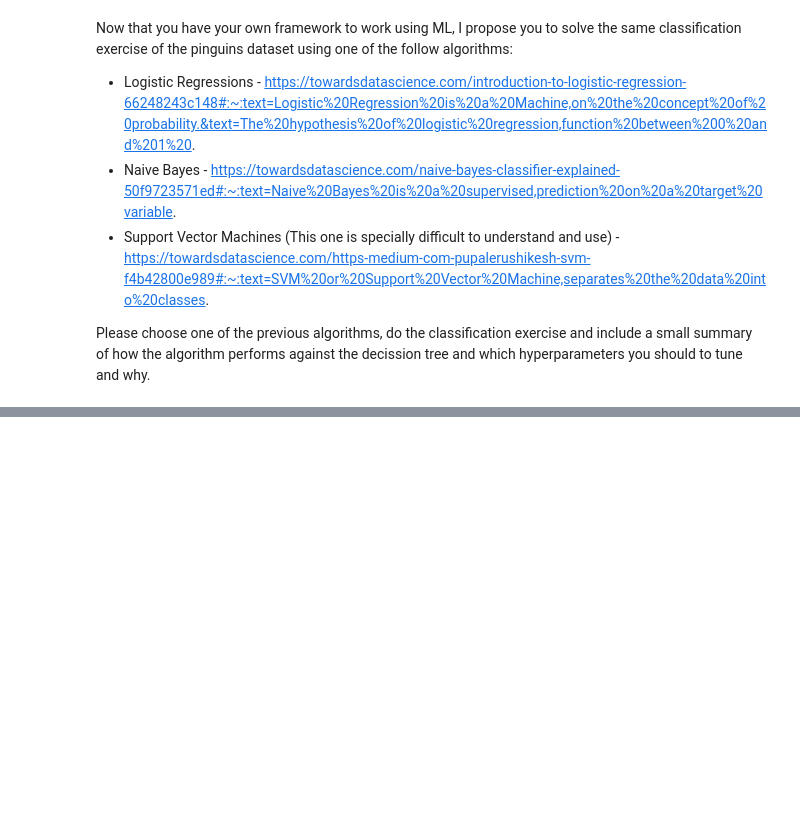
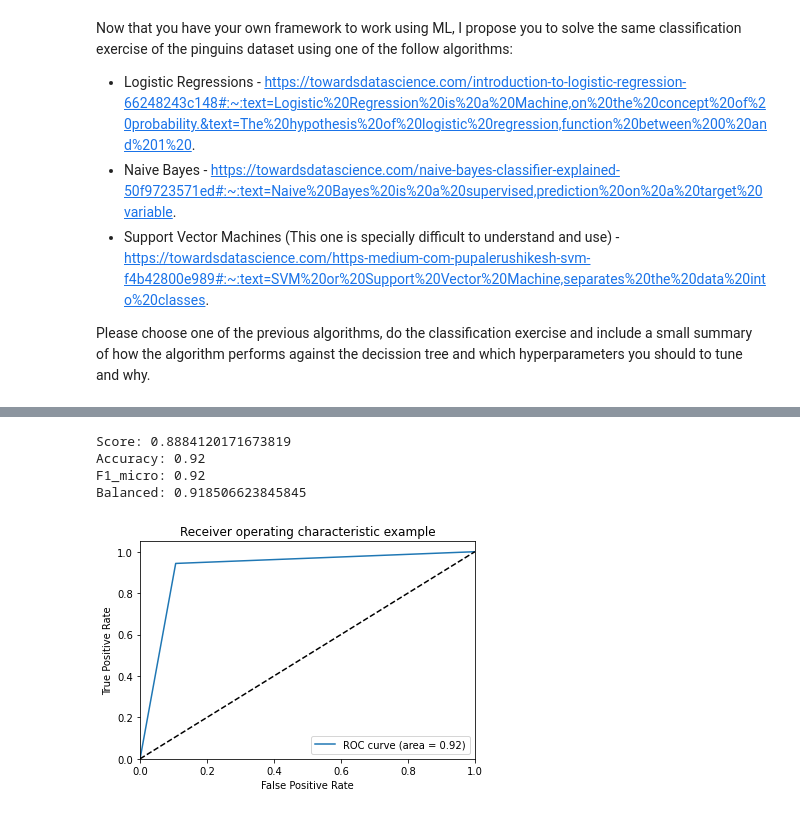
Before and after one commit to vicentbas/ia3_uv, a Jupyter notebook: Copia_de_ML_Exercises.ipynb, the cells around one changed output, grey strips where cells are left out. Cells and saved outputs as stored; diff of their text form; code cells hidden in the pictures; blank space fills up the shorter version.

```diff
--- a/Copia_de_ML_Exercises.ipynb
+++ b/Copia_de_ML_Exercises.ipynb
@@ -100,0 +193,29 @@ ValueError: ignored
+# %%
+logreg = LogisticRegression(C=0.5689,solver='liblinear', penalty='l1')
+logreg.fit(X_train, y_train)
+y_pred = logreg.predict(X_test)
+print(f"Score: {logreg.score(X_train, y_train)}")
+print("Accuracy:",metrics.accuracy_score(y_test, y_pred))
+print(f"F1_micro: {metrics.f1_score(y_test, y_pred, average='micro')}")
+print(f"Balanced: {metrics.balanced_accuracy_score(y_test, y_pred)}")
+# %% [output]
+Score: 0.8884120171673819
+Accuracy: 0.92
+F1_micro: 0.92
+Balanced: 0.918506623845845
+# %%
+fpr, tpr, _ = roc_curve(y_test, y_pred)
+roc_auc = auc(fpr, tpr)
+
+plt.figure()
+plt.plot(fpr, tpr, label='ROC curve (area = %0.2f)' % roc_auc)
+plt.plot([0, 1], [0, 1], 'k--')
+plt.xlim([0.0, 1.0])
+plt.ylim([0.0, 1.05])
+plt.xlabel('False Positive Rate')
+plt.ylabel('True Positive Rate')
+plt.title('Receiver operating characteristic example')
+plt.legend(loc="lower right")
+plt.show()
+# %% [output]
+[figure, added]
```
Also changed, not shown: parts of 14 cells of this notebook.
